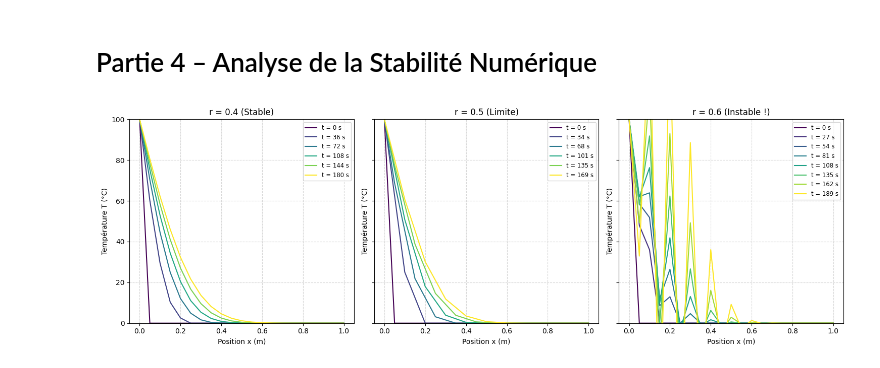
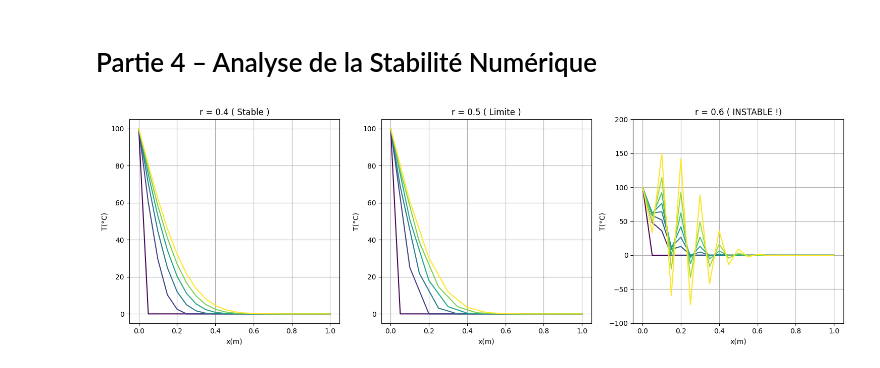
Before and after one commit to Amipha/outils-num, a Jupyter notebook: TP1.ipynb, the cells around one changed output. Drawn from its saved outputs; the diff is of its cells as text; code cells hidden in the pictures.

```diff
--- a/TP1.ipynb
+++ b/TP1.ipynb
@@ -194,7 +194,7 @@ Tracer_T_x(x,t_save,T_save)
 # %% [markdown]
 # Partie 3 – Optimisation avec NumPy
 # %%
-def simulation_chaleur_vect(L, alpha, N, r, t_fin, T_gauche, T_droite, T_init, save_frac=10):
+def simulation_chaleur_vect1(L, alpha, N, r, t_fin, T_gauche, T_droite, T_init, save_frac=10):
     """
     Resout l'equation de la chaleur 1D par schema FTCS
     (version vectorisee NumPy).
@@ -238,7 +238,7 @@ def simulation_chaleur_vect(L, alpha, N, r, t_fin, T_gauche, T_droite, T_init, s
 
     return x, np.array(t_save), np.array(T_save)
 
-x,t_save,T_save = simulation_chaleur_vect(L, alpha, N, r, t_fin, T_gauche, T_droite, T_init, save_frac=10)
+x,t_save,T_save = simulation_chaleur_vect1(L, alpha, N, r, t_fin, T_gauche, T_droite, T_init, save_frac=10)
 
 Tracer_T_x(x,t_save,T_save)
 # %% [output]
@@ -260,7 +260,7 @@ print ( f" Temps boucle for : {fin - debut } s")
 # --- Version vectorisee ---
 debut = time . time ()
 
-x,t_save,T_save = simulation_chaleur_vect(L, alpha, 400, r, t_fin, T_gauche, T_droite, T_init, save_frac=10)
+x,t_save,T_save = simulation_chaleur_vect1(L, alpha, 400, r, t_fin, T_gauche, T_droite, T_init, save_frac=10)
 
 # ... Appel à la fonction véctorisée ici ...
 fin = time . time ()
@@ -271,34 +271,22 @@ print ( f" Temps vectorise : {fin - debut  } s")"""
 # %% [markdown]
 #  Partie 4 – Analyse de la Stabilité Numérique
 # %%
-fig, axes = plt.subplots(1, 3, figsize=(15, 5), sharex=True, sharey=True)
-
-r_values = [0.4, 0.5, 0.6]
-titres = ['r = 0.4 (Stable)', 'r = 0.5 (Limite)', 'r = 0.6 (Instable !)']
-
-
-
-for ax, r_val, titre in zip(axes, r_values, titres):
-    x_r, t_save_r, T_save_r = simulation_chaleur_vect(1, 1.11e-4, 20, r_val, 200, 100, 0, 0, save_frac=5)
-
-    colors_r = cm.viridis(np.linspace(0, 1, len(T_save_r)))
-
-    for k, (T_k, t_k) in enumerate(zip(T_save_r, t_save_r)):
-        ax.plot(x_r, T_k, color=colors_r[k], label=f"t = {t_k:.0f} s")
+fig, axes = plt.subplots (1 , 3 , figsize = (15 , 5) )
+r_values = [0.4 , 0.5 , 0.6]
+titres = [ "r = 0.4 ( Stable )" , "r = 0.5 ( Limite )", "r = 0.6 ( INSTABLE !)"]
+for ax , r_val , titre in zip ( axes , r_values , titres ) :
+    x, t, T_sv_r = simulation_chaleur_vect1(L=1, alpha=1.11e-4, N=20, r=r_val, t_fin=200,T_gauche=100, T_droite=0, T_init=0, save_frac=5 )
+    colors = cm . viridis ( np . linspace (0 , 1 , len ( T_sv_r ) ) )
+    for k, (T_k, t_k) in enumerate(zip(T_sv_r, t)):
+        ax.plot (x , T_k , color=colors[k])
 
     ax.set_title(titre)
-    ax.set_xlabel('Position x (m)')
-    ax.set_ylabel('Température T (°C)')
-
-    if r_val > 0.5 :
-        ax.set_ylim(0,100)
-    else :
-        ax.set_ylim(-200,200)
-
-    ax.grid(True, linestyle='--', alpha=0.5)
-    ax.legend(fontsize='small')
-
-plt.tight_layout()
-plt.show()
+    ax.set_xlabel("x(m)")
+    ax.set_ylabel("T(°C)")
+    if r_val > 0.5:
+        ax.set_ylim(-100,200)
+    ax.grid()
+plt.tight_layout ()
+plt.show ()
 # %% [output]
-[figure, old version]
+[figure, new version]
```
Also changed, not shown: parts of 2 cells of this notebook.
